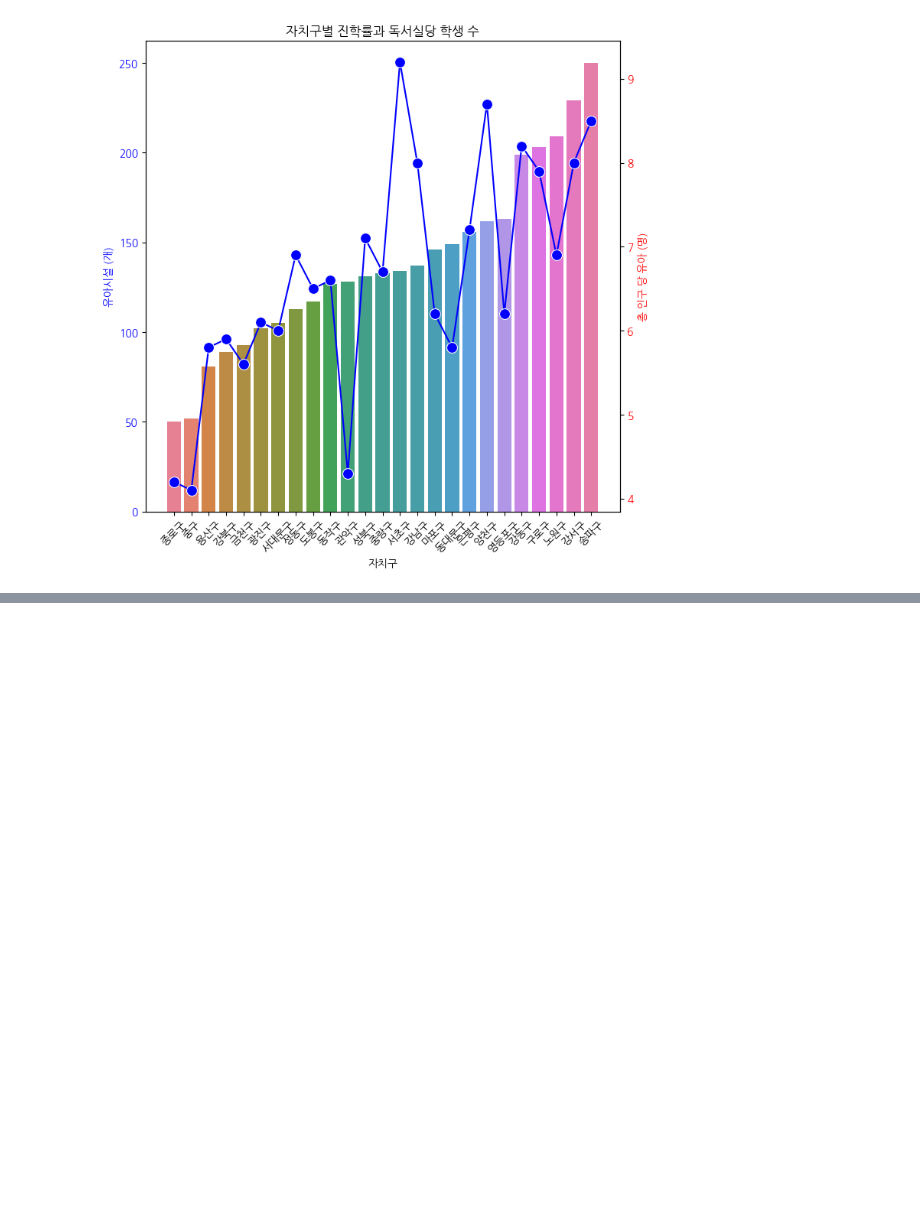
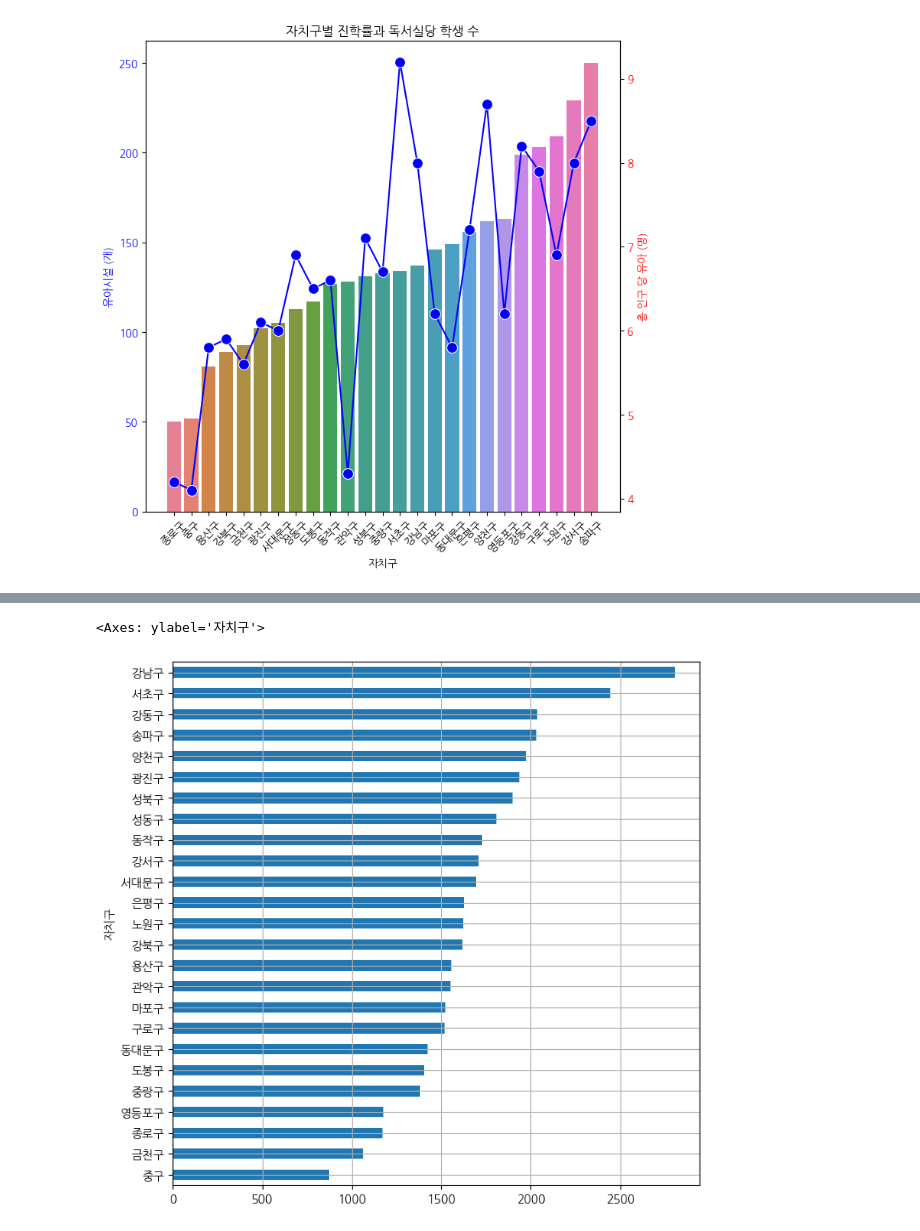
Before and after one commit to addinedu-ros-9th/eda-repo-2, a Jupyter notebook: data_collection/education.ipynb, the cells around one changed output, grey strips where cells are left out. Drawn from its saved outputs; the diff is of its cells as text; code cells hidden in the pictures; blank space fills up the shorter version.

```diff
--- a/data_collection/education.ipynb
+++ b/data_collection/education.ipynb
@@ -1371,0 +1582,11 @@ plt.show()
+# %%
+total = []
+
+for gu in educator.index:
+    result = int(educator.loc[gu]['원장수_남'] + educator.loc[gu]['원장수_여'] + educator.loc[gu]['보육교사수_남'] + educator.loc[gu]['보육교사수_여'])
+    total.append(result)
+
+educator['계'] = total
+# %%
+educator = educator.set_index('자치구')
+educator.head()
@@ -1371,0 +1601,3 @@ plt.show()
+# %%
+people_acad = pd.concat([people_acad.sort_index(), educator.sort_index()], axis=1)
+people_acad.
@@ -1371,0 +1624,8 @@ plt.show()
+# %%
+child_per_teacher = []
+
+for gu in people_acad.index:
+    per = (int(people_acad.loc[gu]['유아']) / int(people_acad.loc[gu]['계']) ) * 100
+    child_per_teacher.append(round(per,0))
+
+people_acad['교사당 유아'] = child_per_teacher
@@ -1371,0 +1643,6 @@ plt.show()
+# %%
+people_acad = people_acad.sort_values('교사당 유아',ascending=True)
+people_acad['교사당 유아'].plot(kind='barh', grid=True, figsize=(8,8))
+# %% [output]
+<Axes: ylabel='자치구'>
+[figure, added]
```
Also changed, not shown: parts of 24 cells of this notebook.
